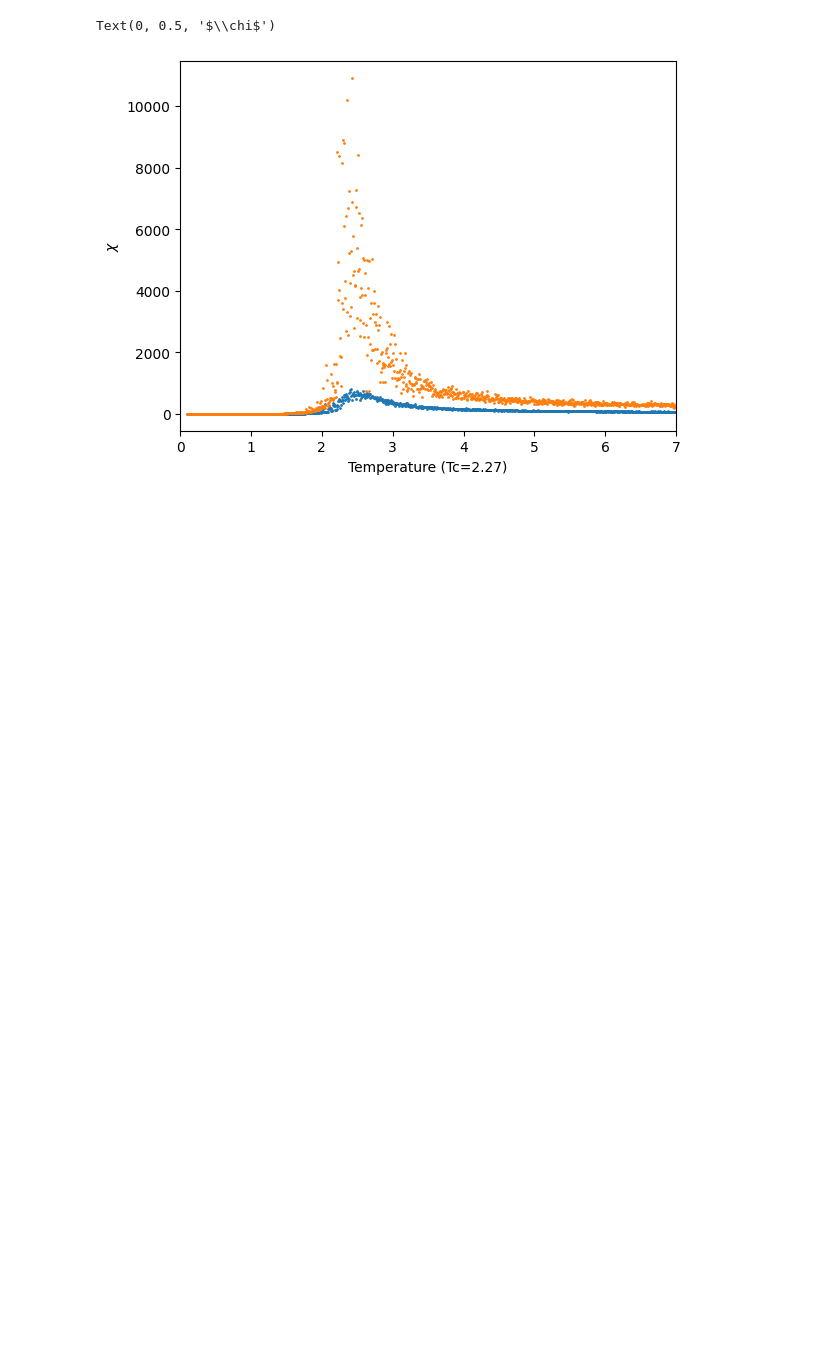
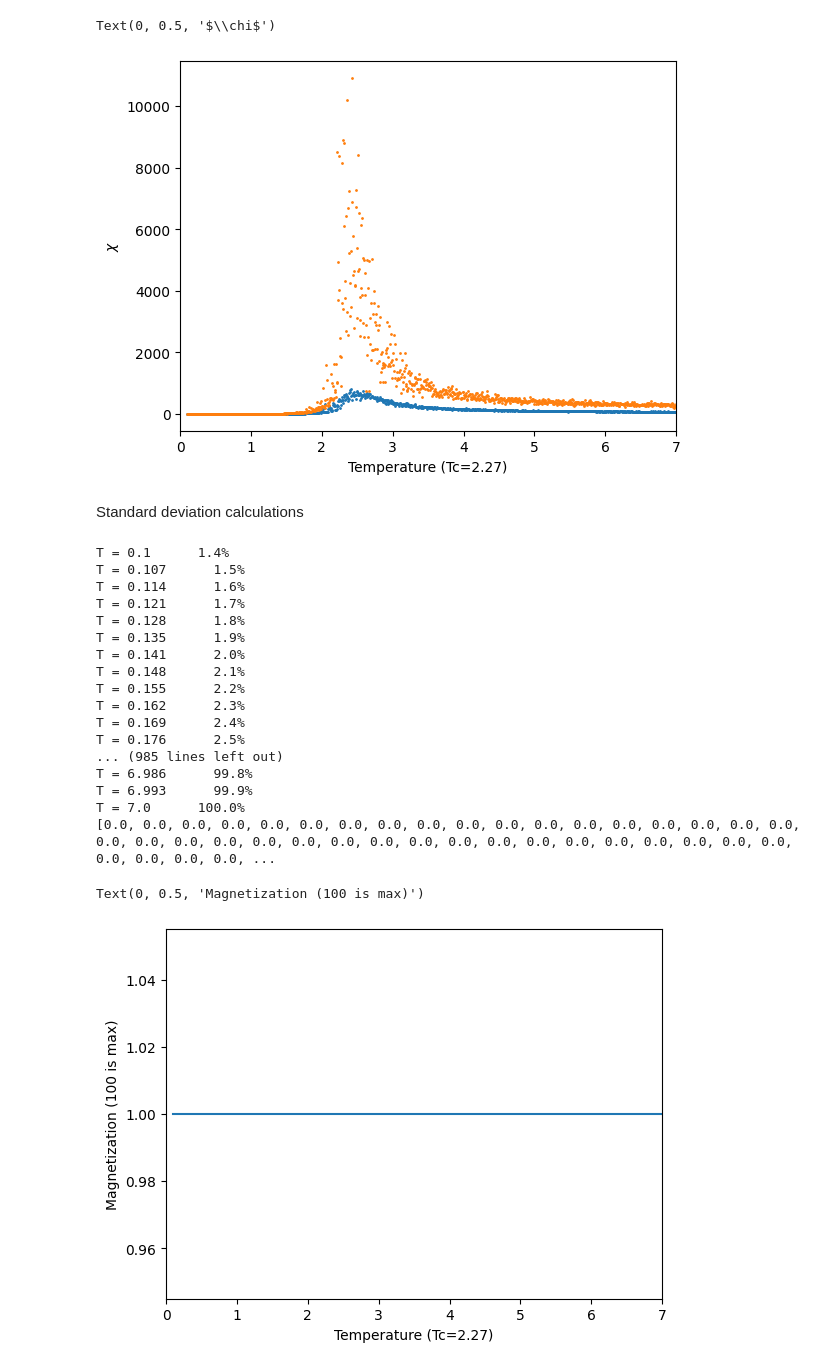
Before and after one commit to noahchanoah/thesis, a Jupyter notebook: Fising.ipynb, the cells around one changed output. Saved outputs shown, nothing was run; the diff lists cells and outputs as text; code cells hidden in the pictures; blank space fills up the shorter version.

```diff
--- a/Fising.ipynb
+++ b/Fising.ipynb
@@ -672,3 +682,63 @@ plt.ylabel("$\chi$")
 # %% [output]
 Text(0, 0.5, '$\\chi$')
 [figure]
+# %% [markdown]
+Standard deviation calculations
+# %%
+#reuse averaging code from above with metropolis to make a curve
+size = 6
+lat = initLattice(size,False)
+avgMags = []
+stdArr = []
+tempRange = np.linspace(0.1,7,1000)
+for temp in tempRange:
+    percent = round((temp / 7) * 100, 1)
+    print("T = %s      %s%%" % (round(temp,3), percent))
+
+    mTimeSeries = Metropolis(lat, temp, 100000)
+
+    #calculate standard deviation now that we have
+    N = len(mTimeSeries)
+    mu = np.average(mTimeSeries)
+
+    for i in range(len(mTimeSeries)):
+        param = np.power(mTimeSeries[i] - mu, 2)
+
+    std = np.sqrt((param) / (N))
+    stdArr.append(std)
+
+    #append mag data
+    avgMags.append(avg)
+
+
+
+
+
+
+print(stdArr)
+#plot output
+plt.xlim(0,7)
+#plt.ylim(-110,20*20+10)
+plt.plot(tempRange, avgMags)
+plt.xlabel("Temperature (Tc=2.27)")
+plt.ylabel("Magnetization (100 is max)")
+# %% [output]
+T = 0.1      1.4%
+T = 0.107      1.5%
+T = 0.114      1.6%
+T = 0.121      1.7%
+T = 0.128      1.8%
+T = 0.135      1.9%
+T = 0.141      2.0%
+T = 0.148      2.1%
+T = 0.155      2.2%
+T = 0.162      2.3%
+T = 0.169      2.4%
+T = 0.176      2.5%
+... (985 lines left out)
+T = 6.986      99.8%
+T = 6.993      99.9%
+T = 7.0      100.0%
+[0.0, 0.0, 0.0, 0.0, 0.0, 0.0, 0.0, 0.0, 0.0, 0.0, 0.0, 0.0, 0.0, 0.0, 0.0, 0.0, 0.0, 0.0, 0.0, 0.0, 0.0, 0.0, 0.0, 0.0, 0.0, 0.0, 0.0, 0.0, 0.0, 0.0, 0.0, 0.0, 0.0, 0.0, 0.0, 0.0, 0.0, 0.0, 0.0, 0.0, ...
+Text(0, 0.5, 'Magnetization (100 is max)')
+[figure, added]
```
Also changed, not shown: parts of 4 cells of this notebook.
